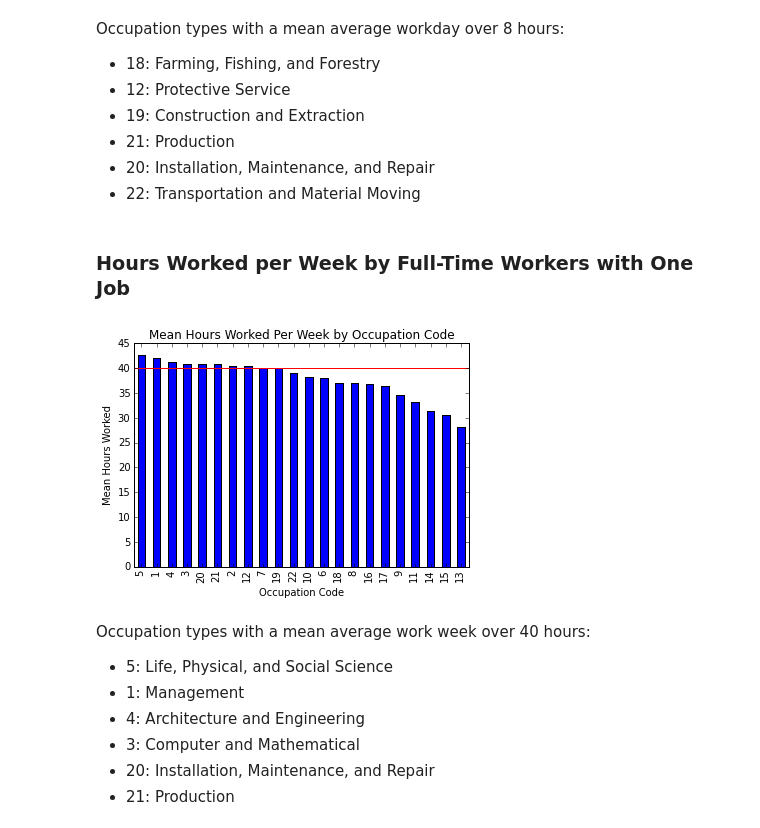
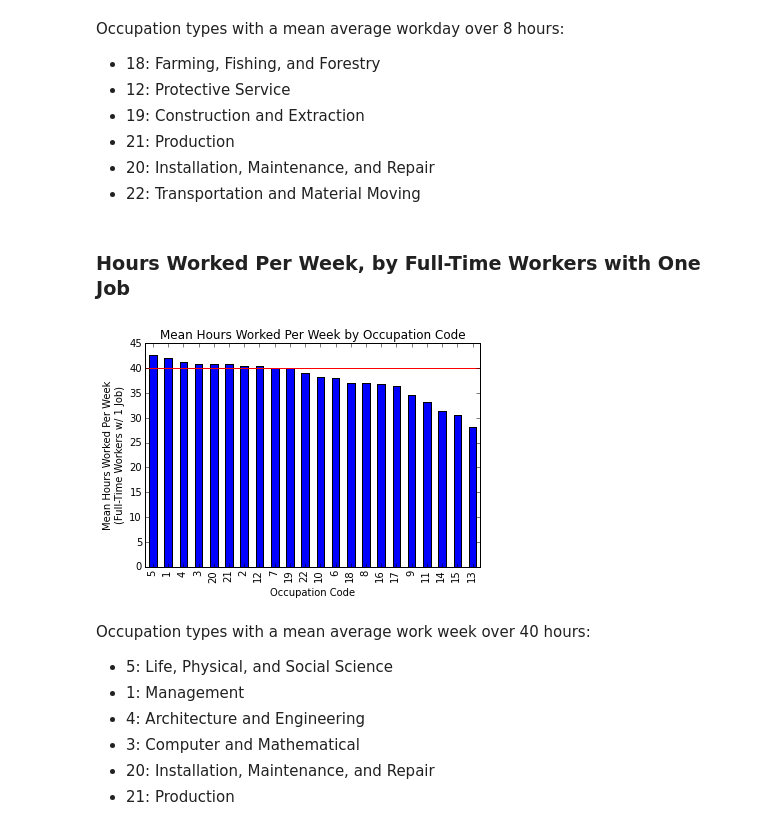
Before and after one commit to ahartz1/atus-analysis, a Jupyter notebook: atus-analysis.ipynb, the cells around one changed output. Drawn from its saved outputs; the diff is of its cells as text; code cells hidden in the pictures.

Commit message:
Clean up Work graphs

```diff
--- a/atus-analysis.ipynb
+++ b/atus-analysis.ipynb
@@ -612,7 +612,7 @@ Occupation types with a mean average workday over 8 hours:
 * 20: Installation, Maintenance, and Repair
 * 22: Transportation and Material Moving
 # %% [markdown]
-### Hours Worked per Week by Full-Time Workers with One Job
+### Hours Worked Per Week, by Full-Time Workers with One Job
 # %%
 ft_hwk_onejob_indus = summary[summary.TELFS == 1] \
                              [['TUCASEID', 'TEHRUSLT', 'TEAGE', 'TELFS', 'TEMJOT', 'TUDIARYDAY', 't050101']].copy()
@@ -627,13 +627,13 @@ mean_ft_hwk_onejob_indus = pivot_ft_hwk_onejob_indus.sum(axis=1)/pivot_ft_hwk_on
 # %%
 mean_ft_hwk_onejob_indus.order(ascending=False).plot(kind='bar',
                                              title='Mean Hours Worked Per Week by Occupation Code')
 plt.xlabel('Occupation Code')
-plt.ylabel('Mean Hours Worked')
+plt.ylabel('Mean Hours Worked Per Week\n(Full-Time Workers w/ 1 Job)')
 xmin, xmax = plt.xlim()
 plt.hlines(40, xmin, xmax, color='r')
 plt.show()
 # %% [output]
-[figure, old version]
+[figure, new version]
 # %% [markdown]
 Occupation types with a mean average work week over 40 hours:
 
```
Also changed, not shown: parts of 7 cells of this notebook.
